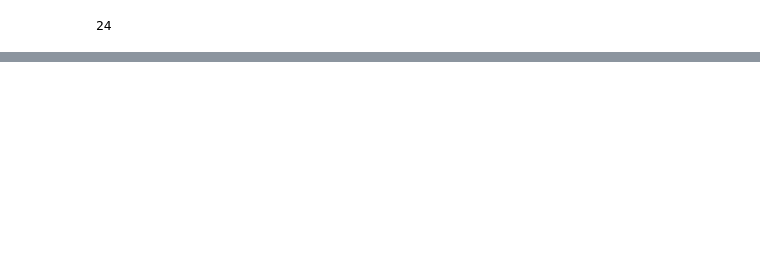
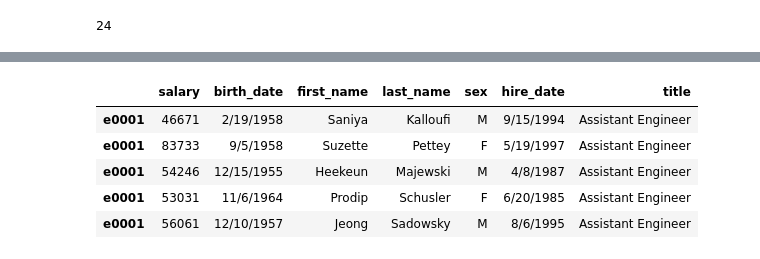
Before and after one commit to madeleine-tenenbaum/sql-challenge, a Jupyter notebook: EmployeeSQL/employees.ipynb, the cells around one changed output, grey strips where cells are left out. Cells and saved outputs as stored; diff of their text form; code cells hidden in the pictures; blank space fills up the shorter version.

```diff
--- a/EmployeeSQL/employees.ipynb
+++ b/EmployeeSQL/employees.ipynb
@@ -72,0 +152,10 @@ dep_mgr_df.emp_no.nunique()
+# %%
+total_df=total_df.set_index('emp_title_id').join(title_df.set_index('title_id'))
+total_df.head()
+# %% [output]
+|  | salary | birth_date | first_name | last_name | sex | hire_date | title |
+| e0001 | 46671 | 2/19/1958 | Saniya | Kalloufi | M | 9/15/1994 | Assistant Engineer |
+| e0001 | 83733 | 9/5/1958 | Suzette | Pettey | F | 5/19/1997 | Assistant Engineer |
+| e0001 | 54246 | 12/15/1955 | Heekeun | Majewski | M | 4/8/1987 | Assistant Engineer |
+| e0001 | 53031 | 11/6/1964 | Prodip | Schusler | F | 6/20/1985 | Assistant Engineer |
+| e0001 | 56061 | 12/10/1957 | Jeong | Sadowsky | M | 8/6/1995 | Assistant Engineer |
```
Also changed, not shown: parts of 24 cells of this notebook.
